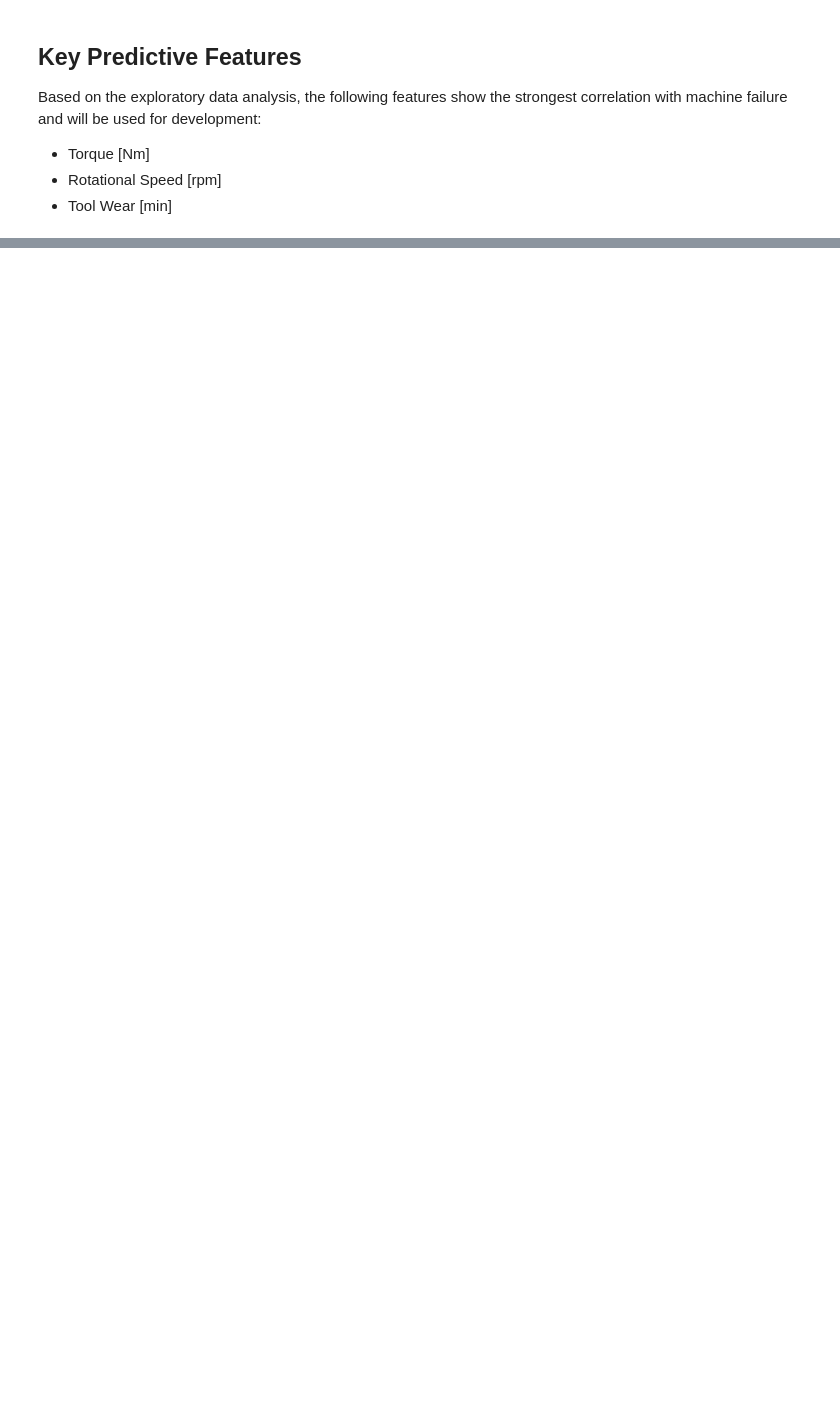
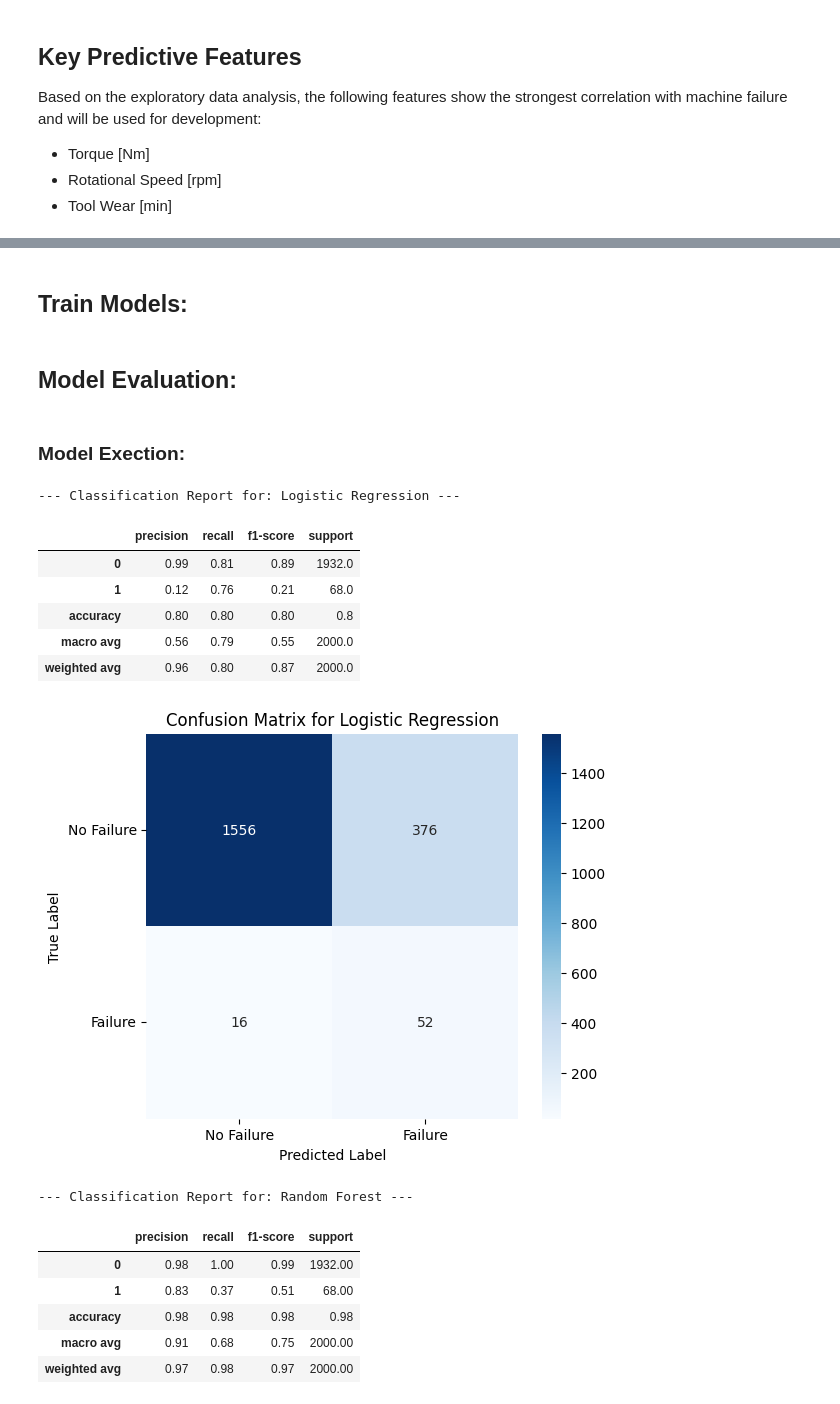
Before and after one commit to wsj20/predictive-maintenance-sklearn, a Jupyter notebook: notebooks/Predictive Maintenance.ipynb, the cells around one changed output, grey strips where cells are left out. Drawn from its saved outputs; the diff is of its cells as text; code cells hidden in the pictures; blank space fills up the shorter version.

Commit message:
Switched to only ipynb, two models trained need to test differing features + models.

```diff
--- a/notebooks/Predictive Maintenance.ipynb
+++ b/notebooks/Predictive Maintenance.ipynb
@@ -83,0 +124,2 @@ Based on the exploratory data analysis, the following features show the stronges
+# %% [markdown]
+## Train Models:
@@ -83,0 +144,51 @@ Based on the exploratory data analysis, the following features show the stronges
+# %% [markdown]
+## Model Evaluation:
+# %%
+def evaluate_models(X_test, y_test, models):
+
+    for name, model in models.items():
+        y_pred = model.predict(X_test)
+
+        print(f"\n--- Classification Report for: {name} --- \n")
+        report_dict = classification_report(y_test, y_pred, output_dict=True)
+        report_df = pd.DataFrame(report_dict).transpose()
+        display(report_df.round(2))
+
+        cm = confusion_matrix(y_test, y_pred)
+
+        plt.figure(figsize=(6, 5))
+        sea.heatmap(cm, annot=True, fmt='d', cmap='Blues')
+
+        plt.title(f"Confusion Matrix for {name}")
+        plt.xlabel("Predicted Label")
+        plt.ylabel("True Label")
+
+        tick_labels = ["No Failure", "Failure"]
+        plt.xticks(ticks=[0.5, 1.5], labels=tick_labels)
+        plt.yticks(ticks=[0.5, 1.5], labels=tick_labels, rotation=0)
+
+        plt.show()
+# %% [markdown]
+### Model Exection:
+# %%
+X_train_scaled, X_test_scaled, y_train, y_test = data_preprocess(df)
+
+models = train_models(X_train_scaled, y_train)
+
+evaluate_models(X_test_scaled, y_test, models)
+# %% [output]
+--- Classification Report for: Logistic Regression ---
+|  | precision | recall | f1-score | support |
+| 0 | 0.99 | 0.81 | 0.89 | 1932.0 |
+| 1 | 0.12 | 0.76 | 0.21 | 68.0 |
+| accuracy | 0.80 | 0.80 | 0.80 | 0.8 |
+| macro avg | 0.56 | 0.79 | 0.55 | 2000.0 |
+| weighted avg | 0.96 | 0.80 | 0.87 | 2000.0 |
+[figure, added]
+--- Classification Report for: Random Forest ---
+|  | precision | recall | f1-score | support |
+| 0 | 0.98 | 1.00 | 0.99 | 1932.00 |
+| 1 | 0.83 | 0.37 | 0.51 | 68.00 |
+| accuracy | 0.98 | 0.98 | 0.98 | 0.98 |
+| macro avg | 0.91 | 0.68 | 0.75 | 2000.00 |
+| weighted avg | 0.97 | 0.98 | 0.97 | 2000.00 |
```
Also changed, not shown: parts of 8 cells of this notebook, 1 other file.
